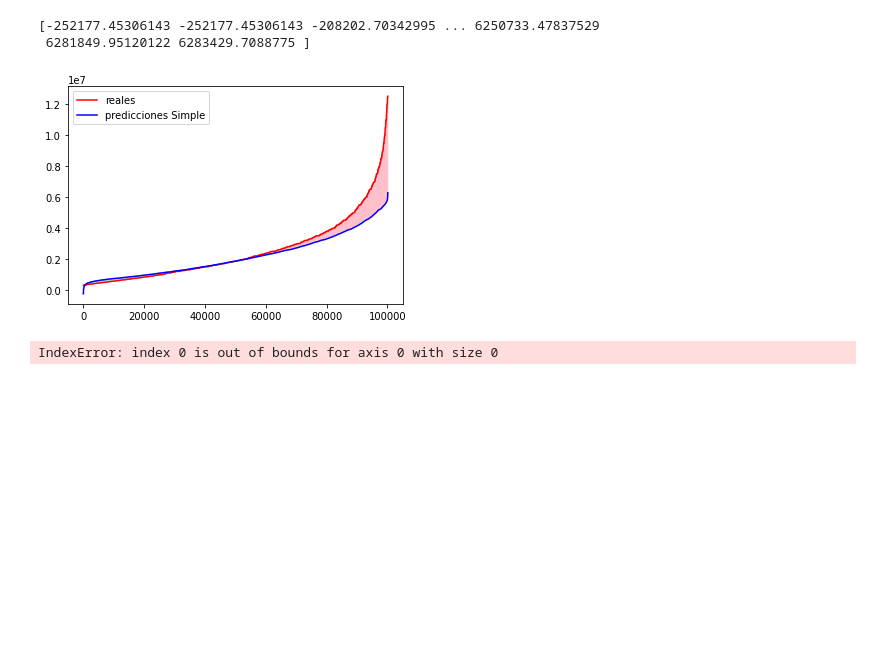
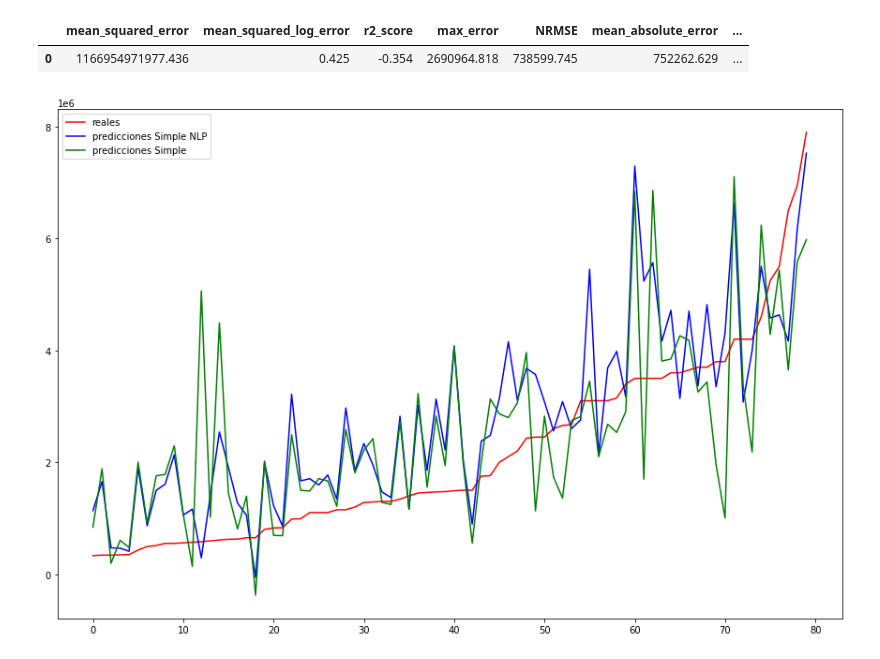
Before and after one commit to ToOrtner/Data-Analysis-properties, a Jupyter notebook: metnum-tp3-2020-1c/notebooks/exps.ipynb, the cells around one changed output. Drawn from its saved outputs; the diff is of its cells as text; code cells hidden in the pictures; blank space fills up the shorter version.

```diff
--- a/metnum-tp3-2020-1c/notebooks/exps.ipynb
+++ b/metnum-tp3-2020-1c/notebooks/exps.ipynb
@@ -40,0 +60,3 @@ predicc (100117,)
+# %%
+nlpModel = NlpModel(train_df, text_features=text_features, features=features, segment_columns=segments)
+segments_ret = nlpModel.regresionar()
@@ -40,0 +86,3 @@ predicc (100117,)
+# %%
+model1 = Model(train_df, features=features, segment_columns=segments)
+segments_ret = model1.regresionar()
@@ -41,29 +105,34 @@ predicc (100117,)
+# %%
+print_scores_promedio(model1)
+# %% [output]
+|  | mean_squared_error | mean_squared_log_error | r2_score | max_error | NRMSE | mean_absolute_error | ... |
+| 0 | 1166954971977.436 | 0.425 | -0.354 | 2690964.818 | 738599.745 | 752262.629 | ... |
+# %%
+order_df = train_df.copy()[:100]
+# %%
+order_df = order_df.sort_values('precio')
+order_df = order_df[features + segments + [predict_column] + text_features].dropna()
+reales = order_df['precio']
+pred_nlp = nlpModel.predict(order_df)
+pred_common = model1.predict(order_df)
 # %%
 
-X = np.sort(reales)
-Y = np.sort(predMod)
-print(Y)
-plt.plot(X, color='red', label = 'reales')
-plt.plot(Y, color='blue', label = 'predicciones Simple')
+X = reales# np.sort(reales)
+Y = pred_nlp #np.sort(predMod)
+Z = pred_common
+#print(Y)
+
+plt.figure(figsize=(15,10))
+
+plt.plot(np.arange(len(X)), X, color='red', label = 'reales')
+plt.plot(np.arange(len(X)), Y, color='blue', label = 'predicciones Simple NLP')
+plt.plot(np.arange(len(X)), Z, color='green', label = 'predicciones Simple')
 plt.legend()
 
-plt.fill_between(np.arange(np.size(X)), X, Y, X>Y, color='pink')
-plt.fill_between(np.arange(np.size(X)), X, Y, X<Y, color='lightblue')
+# plt.fill_between(np.arange(np.size(X)), X, Y, X>Y, color='pink')
+# plt.fill_between(np.arange(np.size(X)), X, Y, X<Y, color='pink')
+# plt.fill_between(np.arange(np.size(X)), X, Z, X<Z, color='lightblue')
+# plt.fill_between(np.arange(np.size(X)), X, Z, X>Z, color='lightblue')
 plt.show()
 # %% [output]
-[-252177.45306143 -252177.45306143 -208202.70342995 ... 6250733.47837529
- 6281849.95120122 6283429.7088775 ]
-[figure, old version]
+[figure, new version]
-# %%
-X = np.sort(reales)
-Y = np.sort(predNLP)
-
-plt.plot(X, color='red', label = 'reales')
-plt.plot(Y, color='blue', label = 'predicciones NLP')
-plt.legend()
-
-plt.fill_between(np.arange(np.size(X)), X, Y, X>Y, color='pink')
-plt.fill_between(np.arange(np.size(X)), X, Y, X<Y, color='lightblue')
-plt.show()
-# %% [output]
-IndexError: index 0 is out of bounds for axis 0 with size 0
```
Also changed, not shown: parts of 15 cells of this notebook, 2 other files.
